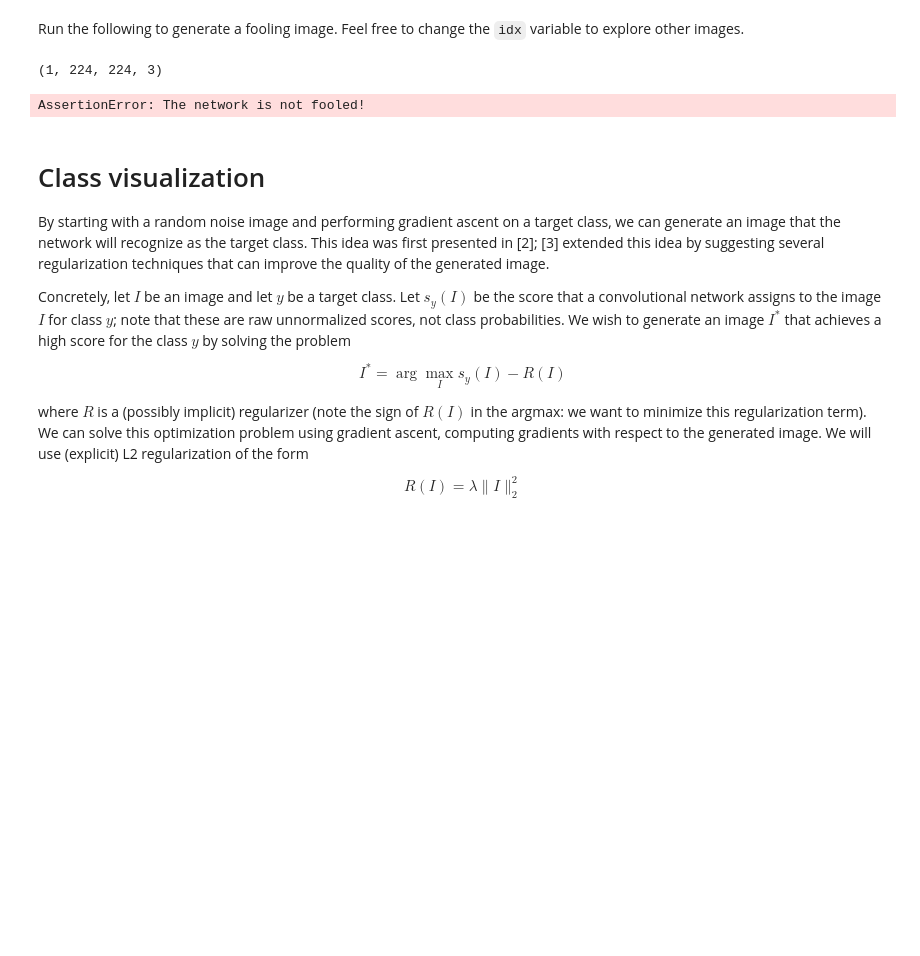
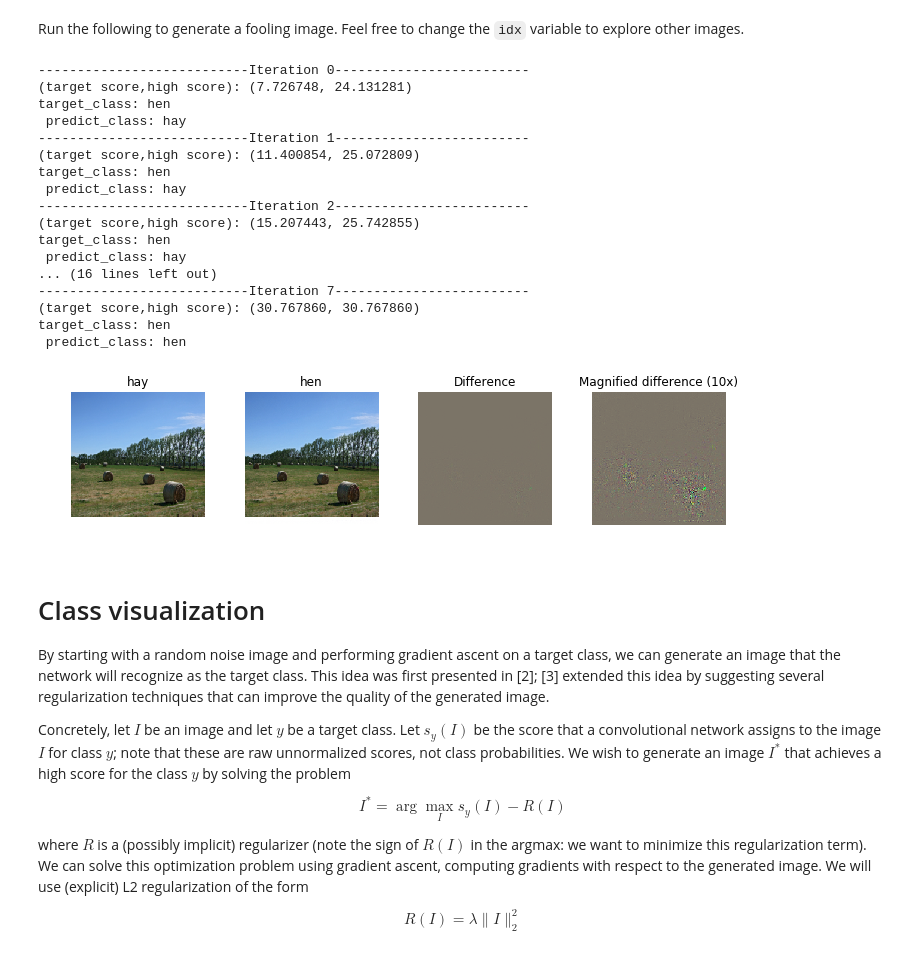
Before and after one commit to HuiChih-Wang/Stanford_CS231n, a Jupyter notebook: assignment3/NetworkVisualization-TensorFlow.ipynb, the cells around one changed output. Saved outputs shown, nothing was run; the diff lists cells and outputs as text; code cells hidden in the pictures; blank space fills up the shorter version.

Commit message:
finish class visualization

```diff
--- a/assignment3/NetworkVisualization-TensorFlow.ipynb
+++ b/assignment3/NetworkVisualization-TensorFlow.ipynb
@@ -208,18 +205,24 @@ def make_fooling_image(X, target_y, model):
     # You can print your progress over iterations to check your algorithm.       #
     ##############################################################################
     score = model.classifier[:,target_y]
-    g = tf.gradients(score, model.image)
-    g = g[0]
+    high_score = tf.reduce_max(model.classifier,axis = 1)
+    pred_class = tf.argmax(model.classifier,axis = 1)
+    g = tf.gradients(score, model.image)[0]
     g_column = tf.reshape(g,[tf.shape(g)[0],-1])
-    g_norm = tf.reduce_sum(tf.pow(g_column,2),axis = 1)
-    g_norm = tf.pow(g_norm,0.5)
+    g_norm = tf.norm(g_column, ord=2,axis=-1)
     dX = tf.div(learning_rate * g,g_norm)
     X_fool = model.image + dX
 
-    iter_num = 1
+    iter_num = 50
     for i in range(iter_num):
+        target_score, cls_score,pred_y = sess.run([score, high_score,pred_class],feed_dict ={model.image: X_fooling, model.labels: y})
+        print("---------------------------Iteration %d-------------------------"%i)
+        print("(target score,high score): (%f, %f)"%(target_score,cls_score))
+        print("target_class: %s\n predict_class: %s"%(class_names[target_y],class_names[pred_y[0]]))
+
+        if target_score >= cls_score:
+            break
         X_fooling = sess.run(X_fool,feed_dict ={model.image: X_fooling, model.labels: y})
-        print(X_fooling.shape)
 
     ##############################################################################
     #                             END OF YOUR CODE                               #
@@ -230,37 +233,53 @@ Run the following to generate a fooling image. Feel free to change the `idx` var
 # %%
 idx = 0
 Xi = X[idx][None]
-target_y = 6
+target_y = 8
 X_fooling = make_fooling_image(Xi, target_y, model)
 
 # Make sure that X_fooling is classified as y_target
 scores = sess.run(model.classifier, {model.image: X_fooling})
 assert scores[0].argmax() == target_y, 'The network is not fooled!'
 
 # Show original image, fooling image, and difference
 orig_img = deprocess_image(Xi[0])
 fool_img = deprocess_image(X_fooling[0])
 # Rescale
 plt.subplot(1, 4, 1)
 plt.imshow(orig_img)
 plt.axis('off')
 plt.title(class_names[y[idx]])
 plt.subplot(1, 4, 2)
 plt.imshow(fool_img)
 plt.title(class_names[target_y])
 plt.axis('off')
 plt.subplot(1, 4, 3)
 plt.title('Difference')
 plt.imshow(deprocess_image((Xi-X_fooling)[0]))
 plt.axis('off')
 plt.subplot(1, 4, 4)
 plt.title('Magnified difference (10x)')
 plt.imshow(deprocess_image(10 * (Xi-X_fooling)[0]))
 plt.axis('off')
 plt.gcf().tight_layout()
 # %% [output]
-(1, 224, 224, 3)
+---------------------------Iteration 0-------------------------
+(target score,high score): (7.726748, 24.131281)
+target_class: hen
+ predict_class: hay
+---------------------------Iteration 1-------------------------
+(target score,high score): (11.400854, 25.072809)
+target_class: hen
+ predict_class: hay
+---------------------------Iteration 2-------------------------
+(target score,high score): (15.207443, 25.742855)
+target_class: hen
+ predict_class: hay
+... (16 lines left out)
+---------------------------Iteration 7-------------------------
+(target score,high score): (30.767860, 30.767860)
+target_class: hen
+ predict_class: hen
-AssertionError: The network is not fooled!
+[figure, added]
 # %% [markdown]
 # Class visualization
 By starting with a random noise image and performing gradient ascent on a target class, we can generate an image that the network will recognize as the target class. This idea was first presented in [2]; [3] extended this idea by suggesting several regularization techniques that can improve the quality of the generated image.
```
Also changed, not shown: parts of 4 cells of this notebook.
